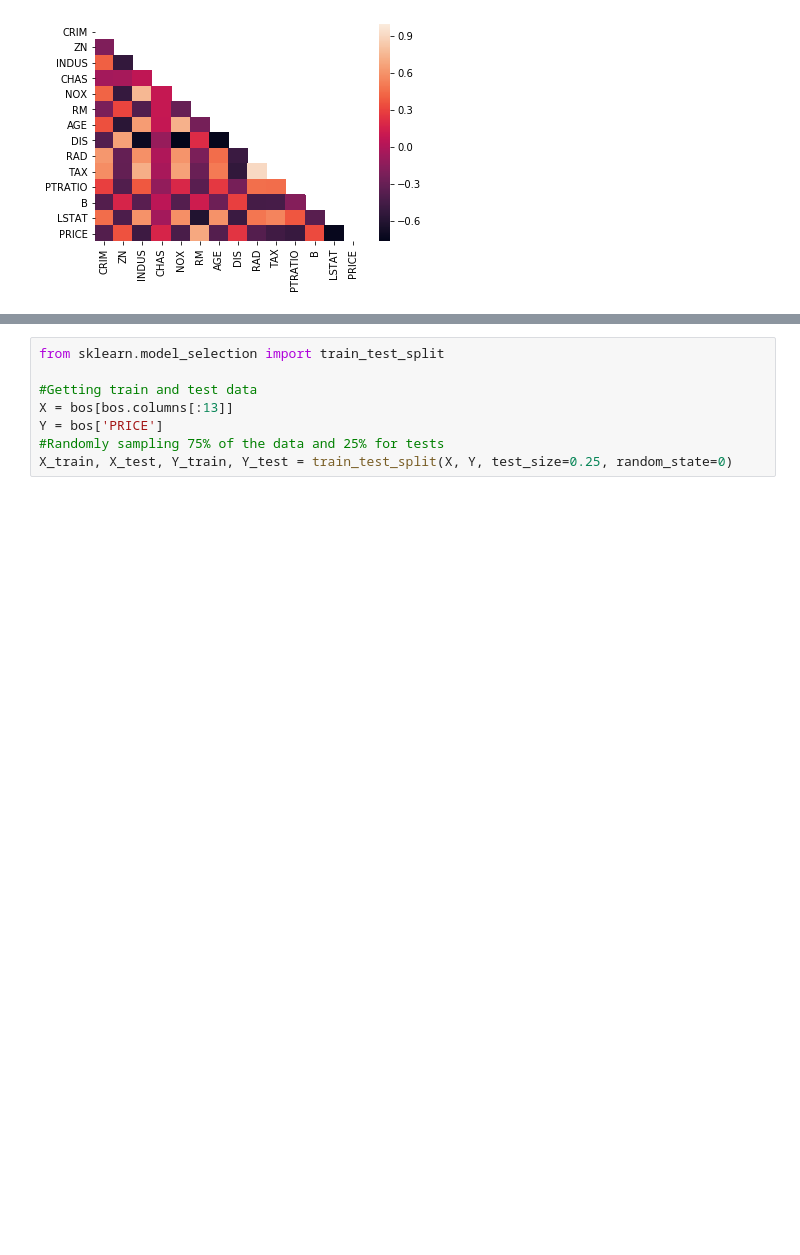
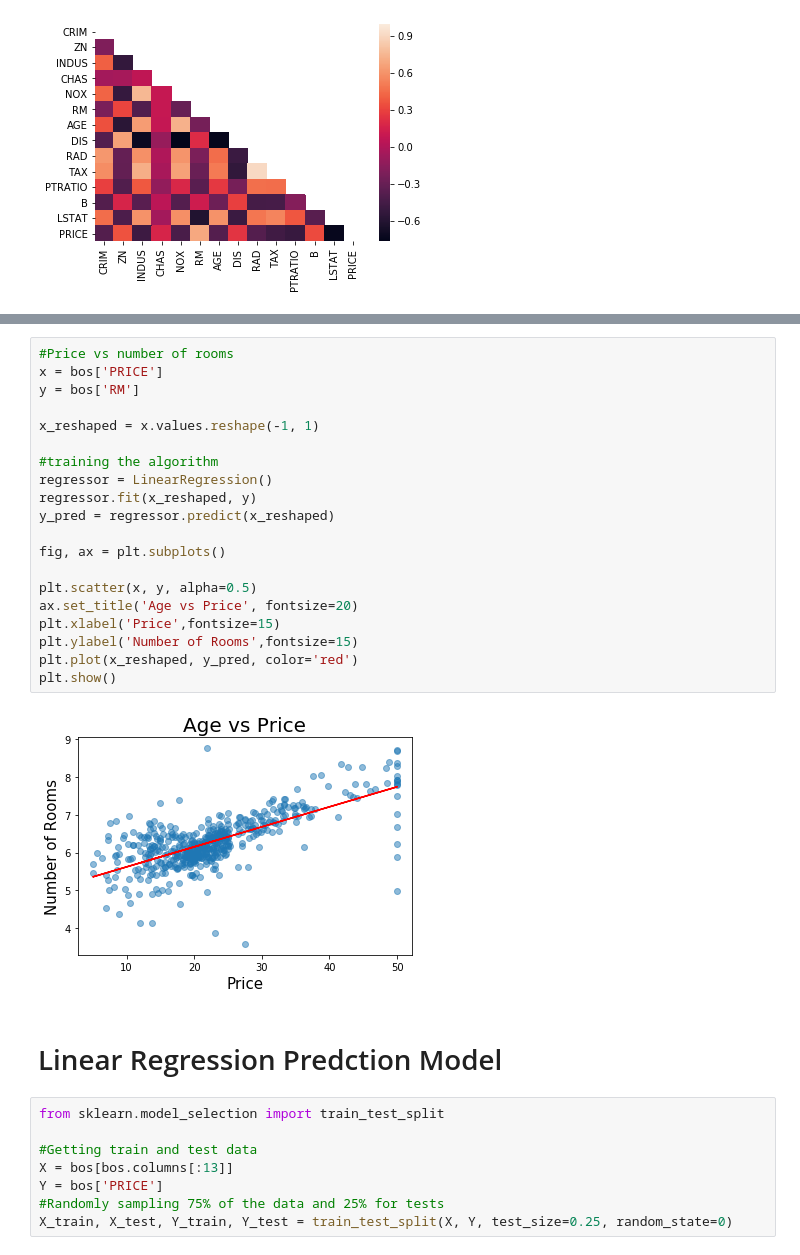
Before and after one commit to jon-infante/DS-2.1-Machine-Learning, a Jupyter notebook: Homework/HW1.ipynb, the cells around one changed output, grey strips where cells are left out. Cells and saved outputs as stored; diff of their text form; blank space fills up the shorter version.

```diff
--- a/Homework/HW1.ipynb
+++ b/Homework/HW1.ipynb
@@ -81,3 +96,27 @@ plt.show()
+# %%
+#Price vs number of rooms
+x = bos['PRICE']
+y = bos['RM']
+
+x_reshaped = x.values.reshape(-1, 1)
+
+#training the algorithm
+regressor = LinearRegression()
+regressor.fit(x_reshaped, y)
+y_pred = regressor.predict(x_reshaped)
+
+fig, ax = plt.subplots()
+
+plt.scatter(x, y, alpha=0.5)
+ax.set_title('Age vs Price', fontsize=20)
+plt.xlabel('Price',fontsize=15)
+plt.ylabel('Number of Rooms',fontsize=15)
+plt.plot(x_reshaped, y_pred, color='red')
+plt.show()
+# %% [output]
+[figure, added]
+# %% [markdown]
+# Linear Regression Predction Model
 # %%
 from sklearn.model_selection import train_test_split
 
```
Also changed, not shown: parts of 27 cells of this notebook.
